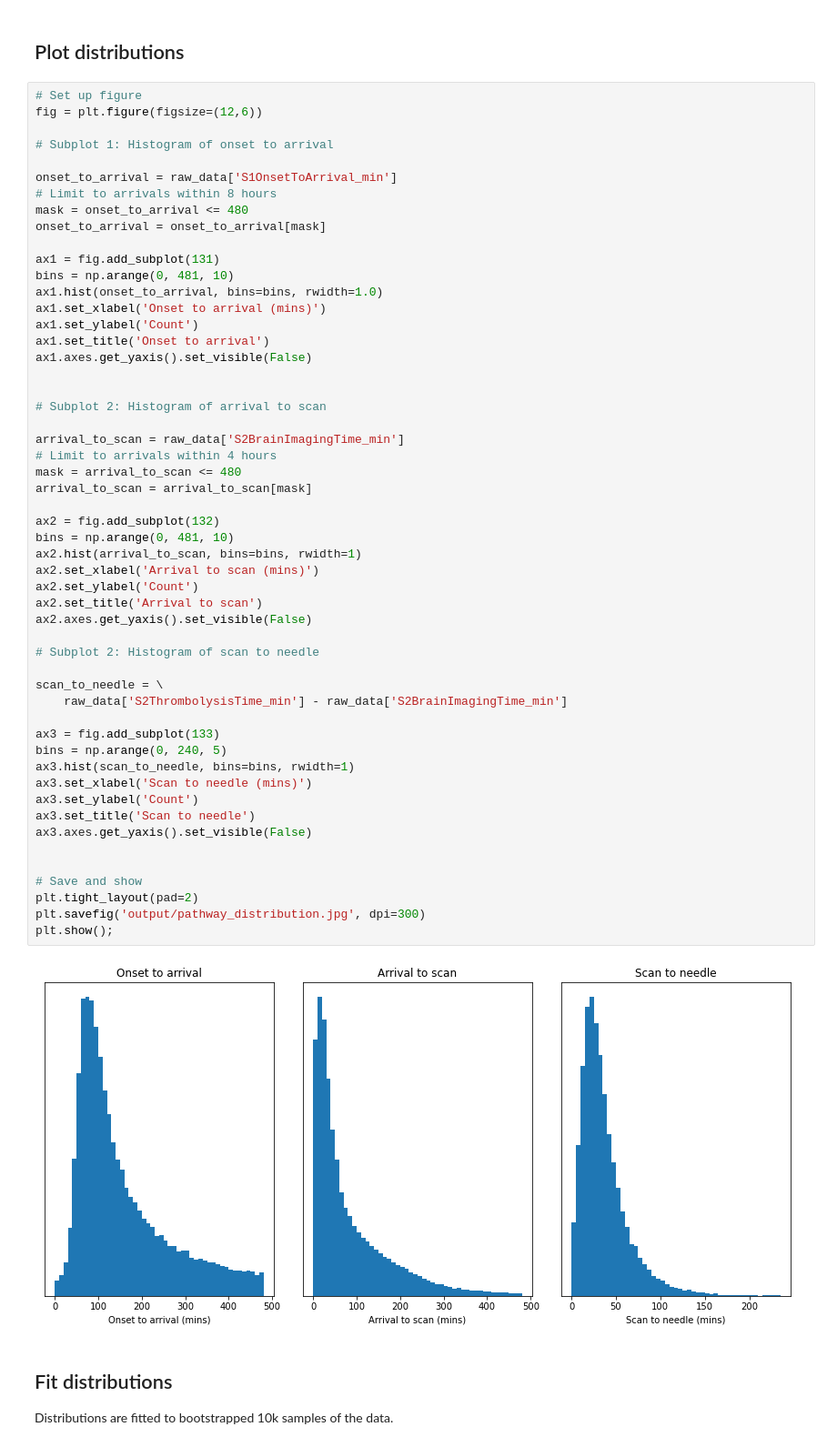
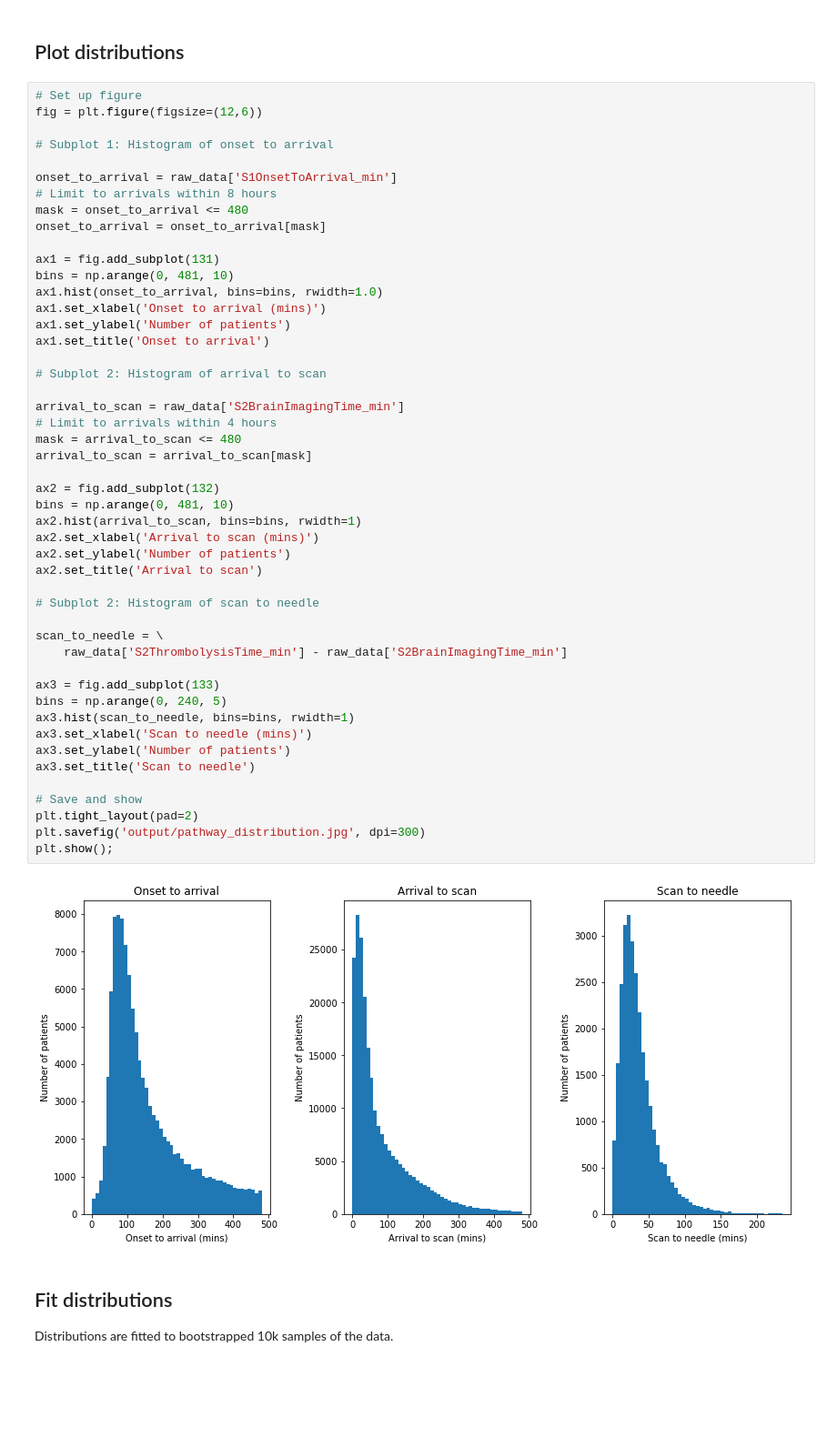
Before and after one commit to samuel-book/samuel-1, a Jupyter notebook: _sources/descriptive_stats/06_distributions.ipynb, the cells around one changed output. Shown at 91% size. Saved outputs shown, nothing was run; the diff lists cells and outputs as text; blank space fills up the shorter version.

```diff
--- a/_sources/descriptive_stats/06_distributions.ipynb
+++ b/_sources/descriptive_stats/06_distributions.ipynb
@@ -45,46 +45,41 @@ ax1 = fig.add_subplot(131)
 bins = np.arange(0, 481, 10)
 ax1.hist(onset_to_arrival, bins=bins, rwidth=1.0)
 ax1.set_xlabel('Onset to arrival (mins)')
-ax1.set_ylabel('Count')
+ax1.set_ylabel('Number of patients')
 ax1.set_title('Onset to arrival')
-ax1.axes.get_yaxis().set_visible(False)
-
 
 # Subplot 2: Histogram of arrival to scan
 
 arrival_to_scan = raw_data['S2BrainImagingTime_min']
 # Limit to arrivals within 4 hours
 mask = arrival_to_scan <= 480
 arrival_to_scan = arrival_to_scan[mask]
 
 ax2 = fig.add_subplot(132)
 bins = np.arange(0, 481, 10)
 ax2.hist(arrival_to_scan, bins=bins, rwidth=1)
 ax2.set_xlabel('Arrival to scan (mins)')
-ax2.set_ylabel('Count')
+ax2.set_ylabel('Number of patients')
 ax2.set_title('Arrival to scan')
-ax2.axes.get_yaxis().set_visible(False)
 
 # Subplot 2: Histogram of scan to needle
 
 scan_to_needle = \
     raw_data['S2ThrombolysisTime_min'] - raw_data['S2BrainImagingTime_min']
 
 ax3 = fig.add_subplot(133)
 bins = np.arange(0, 240, 5)
 ax3.hist(scan_to_needle, bins=bins, rwidth=1)
 ax3.set_xlabel('Scan to needle (mins)')
-ax3.set_ylabel('Count')
+ax3.set_ylabel('Number of patients')
 ax3.set_title('Scan to needle')
-ax3.axes.get_yaxis().set_visible(False)
-
 
 # Save and show
 plt.tight_layout(pad=2)
 plt.savefig('output/pathway_distribution.jpg', dpi=300)
 plt.show();
 # %% [output]
-[figure, old version]
+[figure, new version]
 # %% [markdown]
 ## Fit distributions
 
```
Also changed, not shown: parts of 3 cells of this notebook, 9 other files.
